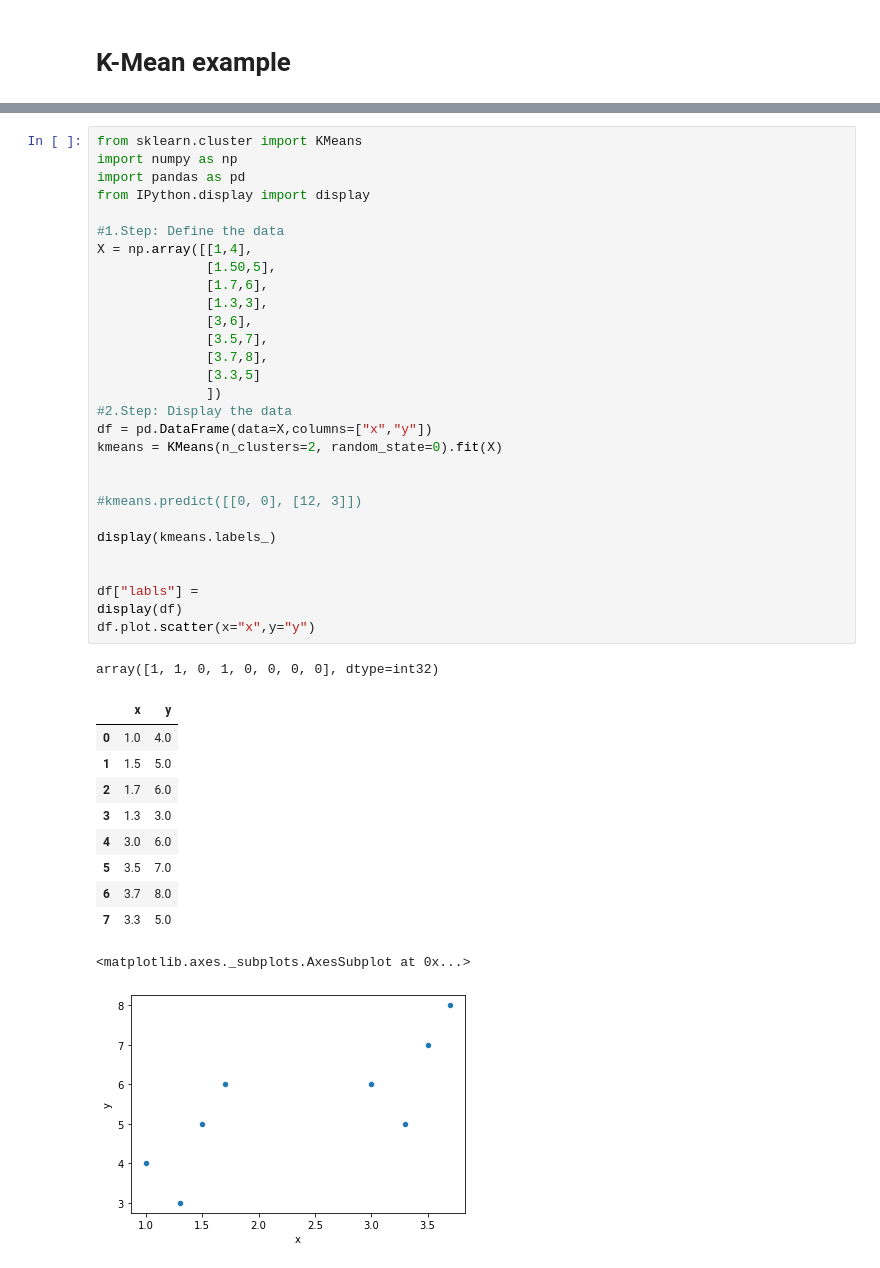
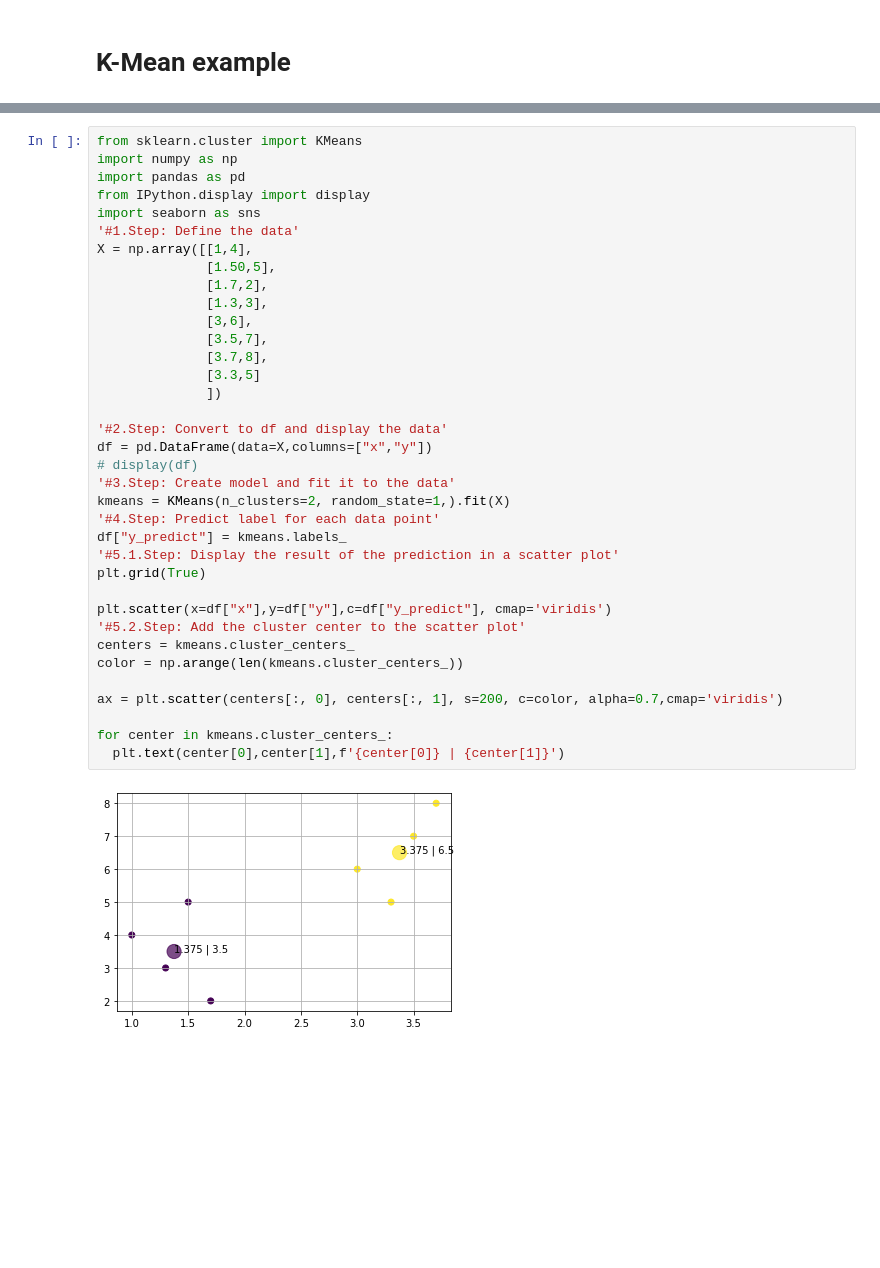
Before and after one commit to gwillig/maschine-learning-notebooks-for-interns, a Jupyter notebook: example.ipynb, the cells around one changed output, grey strips where cells are left out. Drawn from its saved outputs; the diff is of its cells as text; blank space fills up the shorter version.

```diff
--- a/example.ipynb
+++ b/example.ipynb
@@ -187,42 +190,38 @@ df[train_feature_keys]
 # %%
 from sklearn.cluster import KMeans
 import numpy as np
 import pandas as pd
 from IPython.display import display
-
-#1.Step: Define the data
+import seaborn as sns
+'#1.Step: Define the data'
 X = np.array([[1,4],
               [1.50,5],
-              [1.7,6],
+              [1.7,2],
               [1.3,3],
               [3,6],
               [3.5,7],
               [3.7,8],
               [3.3,5]
               ])
-#2.Step: Display the data
+
+'#2.Step: Convert to df and display the data'
 df = pd.DataFrame(data=X,columns=["x","y"])
-kmeans = KMeans(n_clusters=2, random_state=0).fit(X)
+# display(df)
+'#3.Step: Create model and fit it to the data'
+kmeans = KMeans(n_clusters=2, random_state=1,).fit(X)
+'#4.Step: Predict label for each data point'
+df["y_predict"] = kmeans.labels_
+'#5.1.Step: Display the result of the prediction in a scatter plot'
+plt.grid(True)
 
+plt.scatter(x=df["x"],y=df["y"],c=df["y_predict"], cmap='viridis')
+'#5.2.Step: Add the cluster center to the scatter plot'
+centers = kmeans.cluster_centers_
+color = np.arange(len(kmeans.cluster_centers_))
 
-#kmeans.predict([[0, 0], [12, 3]])
+ax = plt.scatter(centers[:, 0], centers[:, 1], s=200, c=color, alpha=0.7,cmap='viridis')
 
-display(kmeans.labels_)
-
-
-df["labls"] =
-display(df)
-df.plot.scatter(x="x",y="y")
+for center in kmeans.cluster_centers_:
+  plt.text(center[0],center[1],f'{center[0]} | {center[1]}')
 # %% [output]
-array([1, 1, 0, 1, 0, 0, 0, 0], dtype=int32)
-|  | x | y |
-| 0 | 1.0 | 4.0 |
-| 1 | 1.5 | 5.0 |
-| 2 | 1.7 | 6.0 |
-| 3 | 1.3 | 3.0 |
-| 4 | 3.0 | 6.0 |
-| 5 | 3.5 | 7.0 |
-| 6 | 3.7 | 8.0 |
-| 7 | 3.3 | 5.0 |
-<matplotlib.axes._subplots.AxesSubplot at 0x...>
-[figure, old version]
+[figure, new version]
```
Also changed, not shown: parts of 4 cells of this notebook.
